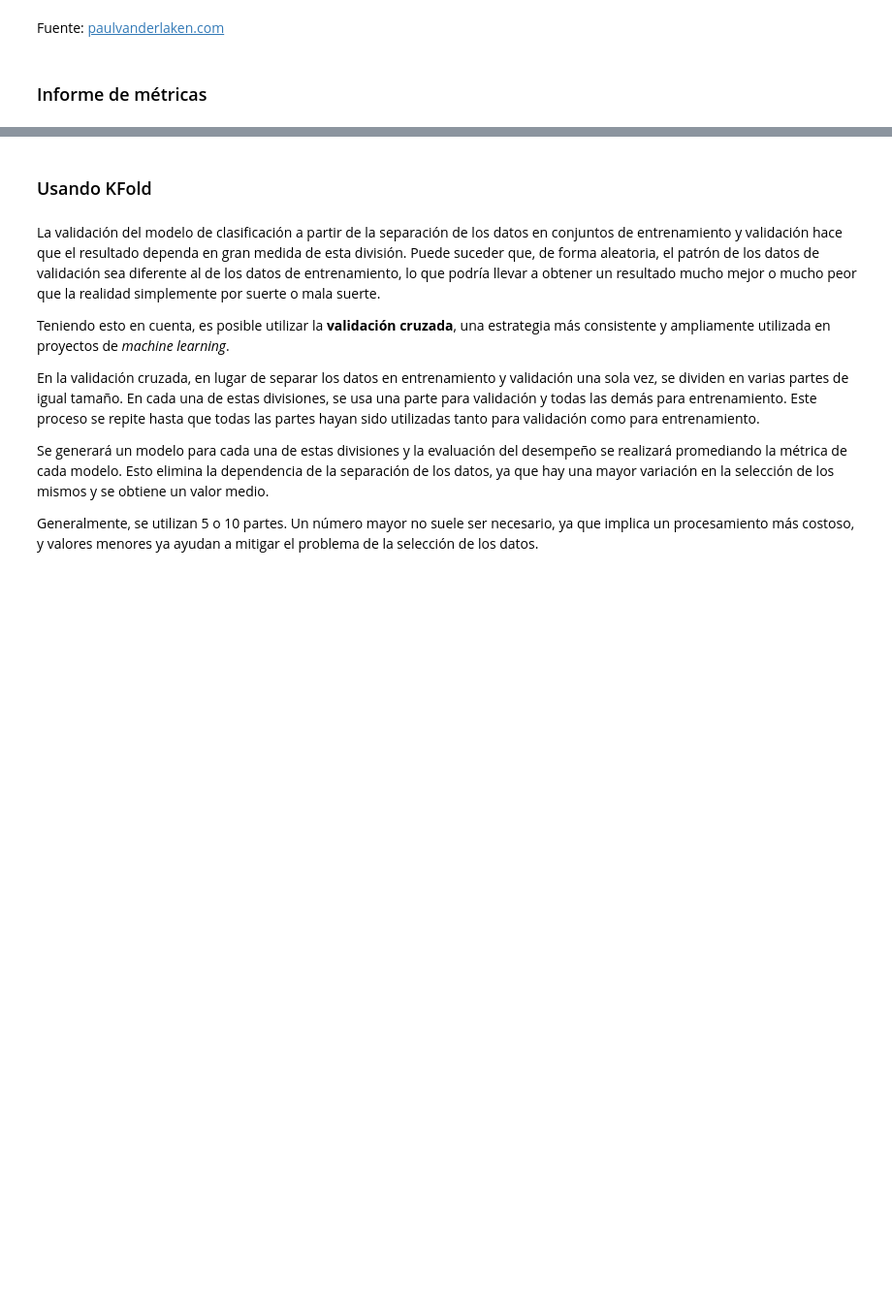
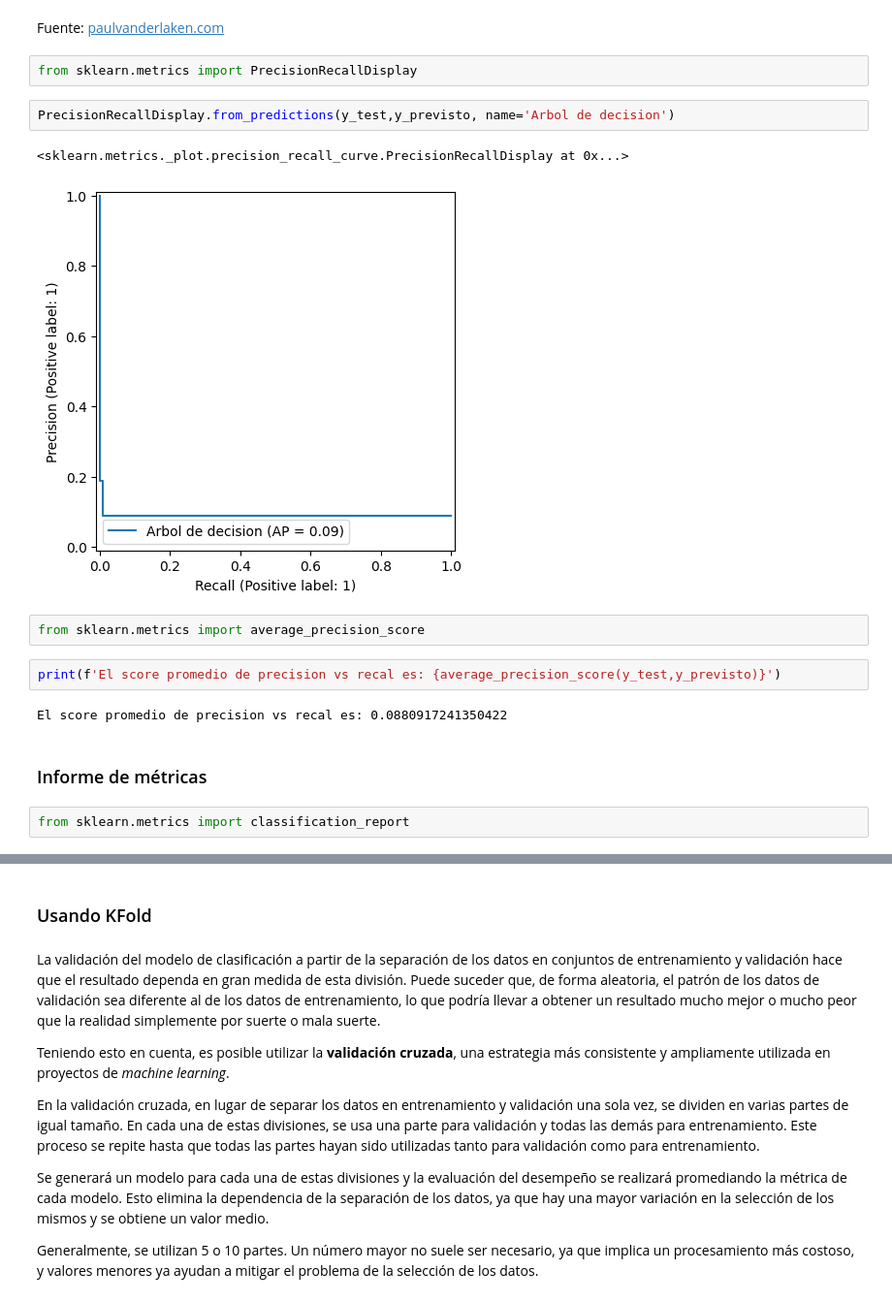
Before and after one commit to Emmanuel2000x/Statistics-ML-G8, a Jupyter notebook: Clasificacion_validacion_y_metricas.ipynb, the cells around one changed output, grey strips where cells are left out. Shown at 97% size. Drawn from its saved outputs; the diff is of its cells as text; blank space fills up the shorter version.

```diff
--- a/Clasificacion_validacion_y_metricas.ipynb
+++ b/Clasificacion_validacion_y_metricas.ipynb
@@ -143,5 +170,20 @@ Image(url='https://paulvanderlaken.com/wp-content/uploads/2019/08/roc.gif')
 [interactive output not drawn]
 # %% [markdown]
 Fuente: [paulvanderlaken.com](https://paulvanderlaken.com/2019/08/16/roc-auc-precision-and-recall-visually-explained/)
+# %%
+from sklearn.metrics import PrecisionRecallDisplay
+# %%
+PrecisionRecallDisplay.from_predictions(y_test,y_previsto, name='Arbol de decision')
+# %% [output]
+<sklearn.metrics._plot.precision_recall_curve.PrecisionRecallDisplay at 0x...>
+[figure, added]
+# %%
+from sklearn.metrics import average_precision_score
+# %%
+print(f'El score promedio de precision vs recal es: {average_precision_score(y_test,y_previsto)}')
+# %% [output]
+El score promedio de precision vs recal es: 0.0880917241350422
 # %% [markdown]
 ### Informe de métricas
+# %%
+from sklearn.metrics import classification_report
```
Also changed, not shown: parts of 51 cells of this notebook.
